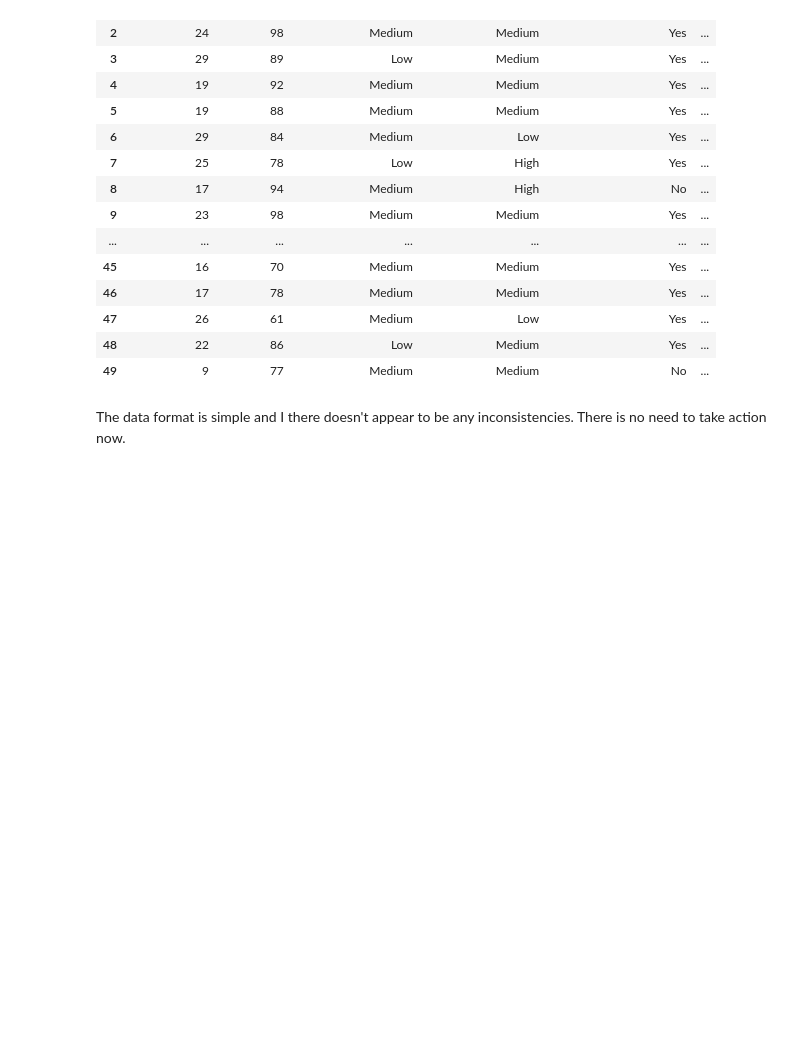
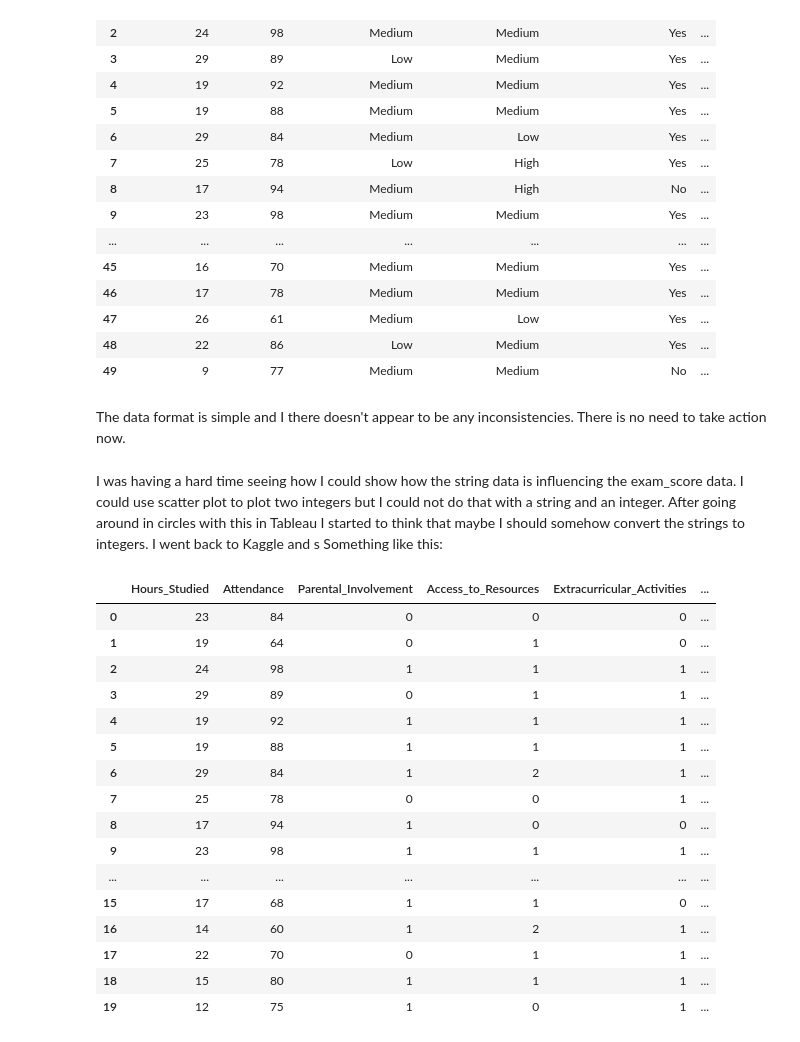
Before and after one commit to c-e-williams/cleaning-data-checkpoint, a Jupyter notebook: checkpoint-three.ipynb, the cells around one changed output. Saved outputs shown, nothing was run; the diff lists cells and outputs as text; code cells hidden in the pictures; blank space fills up the shorter version.

Commit message:
Update: cleaned to remove strings

```diff
--- a/checkpoint-three.ipynb
+++ b/checkpoint-three.ipynb
@@ -115,0 +120,6 @@ The percentage of nulls in each of the three columns is 1%.  Since it is such a
+# %%
+#Remove the null values from dataset
+df.dropna(axis =1 , inplace=True)
+
+#Show if the null values are removed.
+df.isnull().sum()
@@ -211,3 +240,44 @@ df.head(50)
 | 49 | 9 | 77 | Medium | Medium | No | ... |
 # %% [markdown]
 The data format is simple and I there doesn't appear to be any inconsistencies.  There is no need to take action now.
+# %% [markdown]
+I was having a hard time seeing how I could show how the string data is influencing the exam_score data.   I could use scatter plot to plot two integers but I could not do that with a string and an integer.   After going around in circles with this in Tableau I started to think that maybe I should somehow convert the strings to integers.  I went back to Kaggle and s Something like this:
+# %%
+# Convert Low, Medium, and High to integers.
+# Convert Negative, Neutral and Positive to integers.
+# Convert Male and Female to integers
+#Convert Yes and No to integers
+#Convert Private and Public  to integers
+
+# I found this code using enumerate(unique_values) and it is a very efficient way to change all of these different strings to a unique integer.
+
+
+for column in df.select_dtypes(include=['object']).columns:
+
+    unique_values = df[column].unique()
+
+    mapping = {value: i for i, value in enumerate(unique_values)}
+
+    df[column] = df[column].map(mapping)
+
+
+
+df.head(20)
+# %% [output]
+|  | Hours_Studied | Attendance | Parental_Involvement | Access_to_Resources | Extracurricular_Activities | ... |
+| 0 | 23 | 84 | 0 | 0 | 0 | ... |
+| 1 | 19 | 64 | 0 | 1 | 0 | ... |
+| 2 | 24 | 98 | 1 | 1 | 1 | ... |
+| 3 | 29 | 89 | 0 | 1 | 1 | ... |
+| 4 | 19 | 92 | 1 | 1 | 1 | ... |
+| 5 | 19 | 88 | 1 | 1 | 1 | ... |
+| 6 | 29 | 84 | 1 | 2 | 1 | ... |
+| 7 | 25 | 78 | 0 | 0 | 1 | ... |
+| 8 | 17 | 94 | 1 | 0 | 0 | ... |
+| 9 | 23 | 98 | 1 | 1 | 1 | ... |
+| ... | ... | ... | ... | ... | ... | ... |
+| 15 | 17 | 68 | 1 | 1 | 0 | ... |
+| 16 | 14 | 60 | 1 | 2 | 1 | ... |
+| 17 | 22 | 70 | 0 | 1 | 1 | ... |
+| 18 | 15 | 80 | 1 | 1 | 1 | ... |
+| 19 | 12 | 75 | 1 | 0 | 1 | ... |
```
Also changed, not shown: parts of 8 cells of this notebook, 1 other file.
